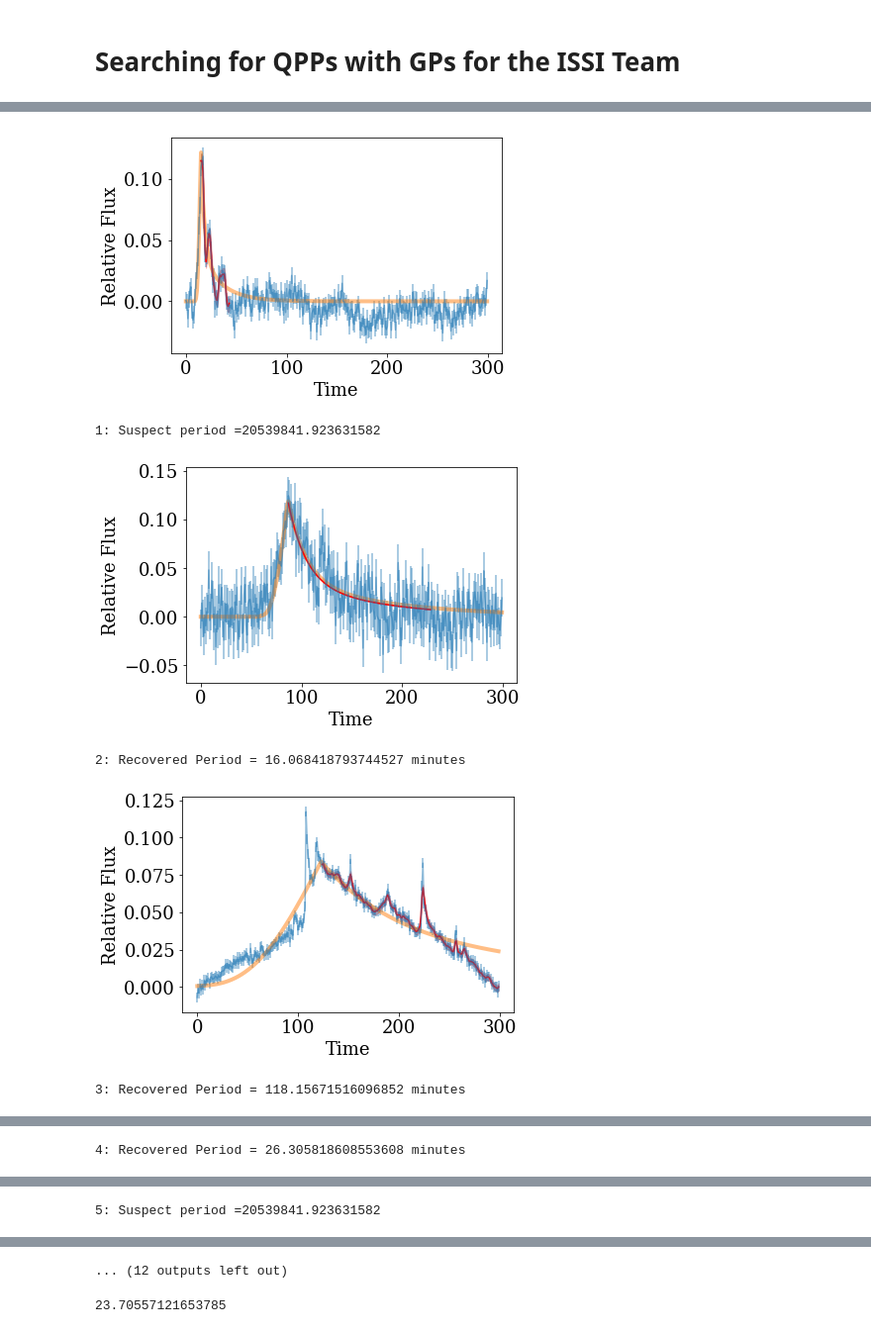
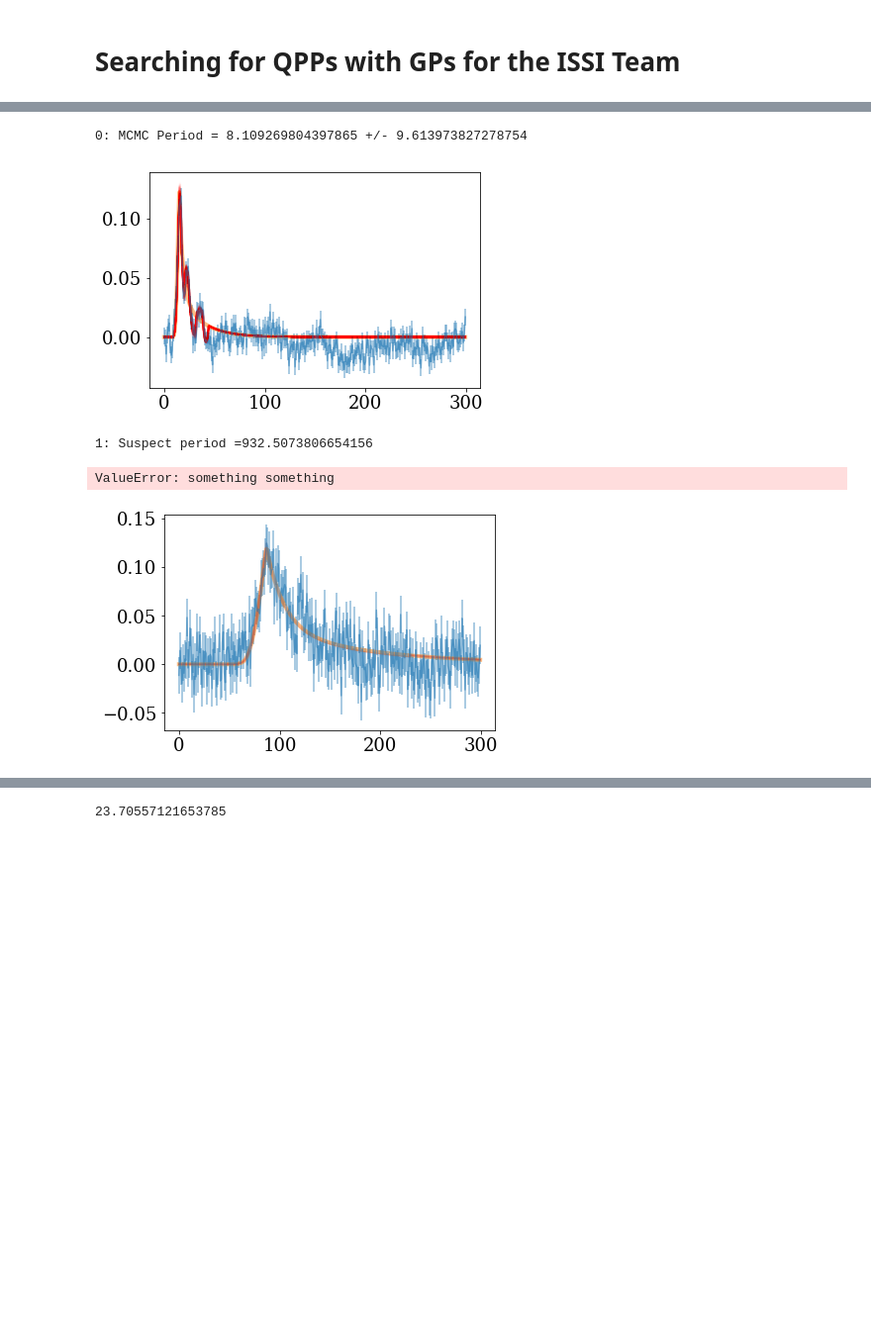
Before and after one commit to jradavenport/flare_sims, a Jupyter notebook: notebooks/qpp_explore.ipynb, the cells around one changed output, grey strips where cells are left out. Shown: that part at 99% size. Saved outputs shown, nothing was run; the diff lists cells and outputs as text; code cells hidden in the pictures; blank space fills up the shorter version.

Commit message:
more work on mcmc

```diff
--- a/notebooks/qpp_explore.ipynb
+++ b/notebooks/qpp_explore.ipynb
@@ -118,6 +118,7 @@ def combined_log_prob(params, x, y, yerr):
 %%time
 
 period_out = np.zeros(len(files))
+period_err = np.zeros(len(files))
 period_flag = np.zeros(len(files))
 file_out = np.array(files, dtype=np.str)
 
@@ -173,9 +174,10 @@ for k in range(len(files)):
     # DO WE TRUST ALL THESE KERNEL PARAMETERS????
     # Celerite SHO Kernel:
     Q = 1.0
-    w0 = 3.0
-    S0 = np.var(fresid) / (w0 * Q)
-    bounds = dict(log_S0=(-15, 15), log_Q=(-15, 15), log_omega0=(-15, 15))
+    w0 = 0.1
+    S0 = np.std(fresid) #/ (w0 * Q)
+    bounds = dict(log_S0=(-15, 15), log_Q=(-15, 15), log_omega0=(-5, 1))
+
 
 
     # draw the figure... put around the GP (annoyingly)
@@ -232,18 +234,47 @@ for k in range(len(files)):
     plt.xlabel('Time')
     plt.ylabel('Relative Flux')
 #     plt.title('Flare '+str(k)+' = ' + files[k][10:])
-    plt.savefig('../figures/' + files[k][10:-5] + '.pdf', dpi=150, bbox_inches='tight', pad_inches=0.25)
-    if k < 11:
+    plt.savefig('../figures/' + files[k][10:-5] + '-ls.pdf', dpi=150, bbox_inches='tight', pad_inches=0.25)
+    plt.close()
+
+    file_out[k] = files[k][10:-5]
+
+
+    # now fit w/ MCMC together
+    initial = np.array([*popt, *r.x])
+    ndim, nwalkers = len(initial), 32
+    sampler = emcee.EnsembleSampler(nwalkers, ndim, combined_log_prob, args=[time, flux, err])
+
+    p0mcmc = initial + 1e-1*np.random.randn(nwalkers, ndim)
+    p0mcmc, ln, _ = sampler.run_mcmc(p0mcmc, 1000) #  burn-in
+    sampler.reset()
+    _ = sampler.run_mcmc(p0mcmc, 5000) #  MCMC run
+
+    samples = sampler.flatchain
+    med = np.nanmedian(samples, axis=0)
+    # mstd = np.nanstd(samples, axis=0)
+    mstd = np.sqrt(np.sum(np.abs(np.percentile(samples, [16, 84], axis=0) - med)**2, axis=0))
+
+
+    plt.figure()
+    plt.errorbar(time, flux, yerr=err, alpha=0.5)
+    plt.plot(time, aflare1(time, *popt), alpha=0.5, lw=4)
+
+    for l in range(200):
+        xp = samples[np.random.randint(len(samples))]
+        plt.plot(time, combined_model(xp, time ,flux), color="r", alpha=0.02)
+
+
+    period_out[k] = ((2*np.pi) / np.exp(med[5]))
+    period_err[k] = (np.abs((2*np.pi) / np.exp(-1 * mstd[5])))
+    print(str(k) + ": MCMC Period = " + str(period_out[k]) + ' +/- '+str(period_err[k]))
+
+    plt.savefig('../figures/' + files[k][10:-5] + '-mc.pdf', dpi=150, bbox_inches='tight', pad_inches=0.25)
+    if k < 15:
         plt.show()
     else:
         plt.close()
 
-    file_out[k] = files[k][10:-5]
-
-
-
-    ### MCMC (step 4) not currently working
-    # now fit w/ MCMC together
 
 
 
@@ -258,6 +289,5 @@ for k in range(len(files)):
+0: MCMC Period = 8.109269804397865 +/- 9.613973827278754
-[figure, old version]
+[figure, new version]
-1: Suspect period =20539841.923631582
+1: Suspect period =932.5073806654156
+ValueError: something something
-[figure, old version]
+[figure, new version]
-2: Recovered Period = 16.068418793744527 minutes
-[figure, removed]
-3: Recovered Period = 118.15671516096852 minutes
@@ -265 +293,0 @@ for k in range(len(files)):
-4: Recovered Period = 26.305818608553608 minutes
@@ -267 +293,0 @@ for k in range(len(files)):
-5: Suspect period =20539841.923631582
@@ -269,2 +294 @@ for k in range(len(files)):
-... (12 outputs left out)
 # %%
```
Also changed, not shown: parts of 5 cells of this notebook.
